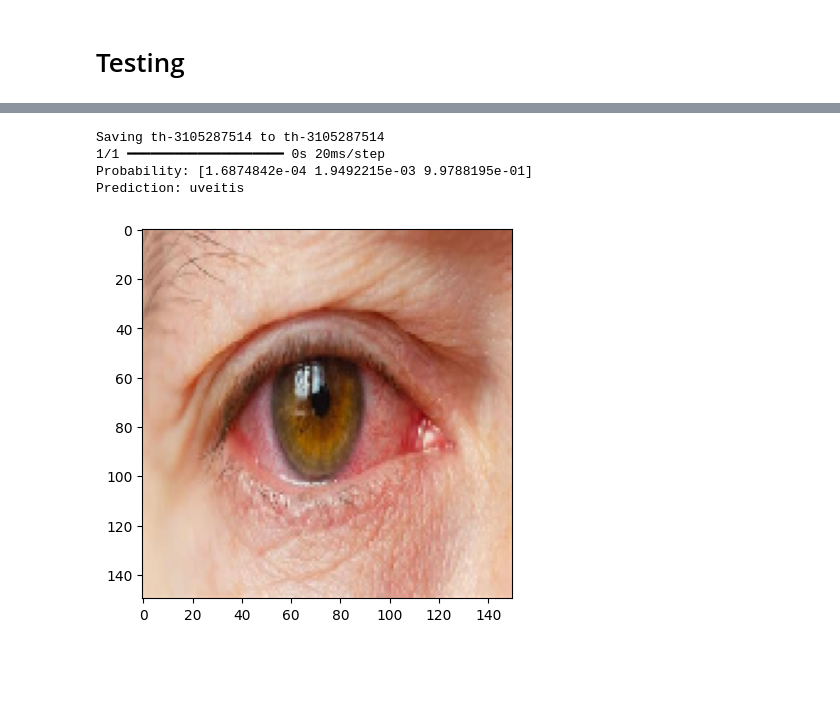
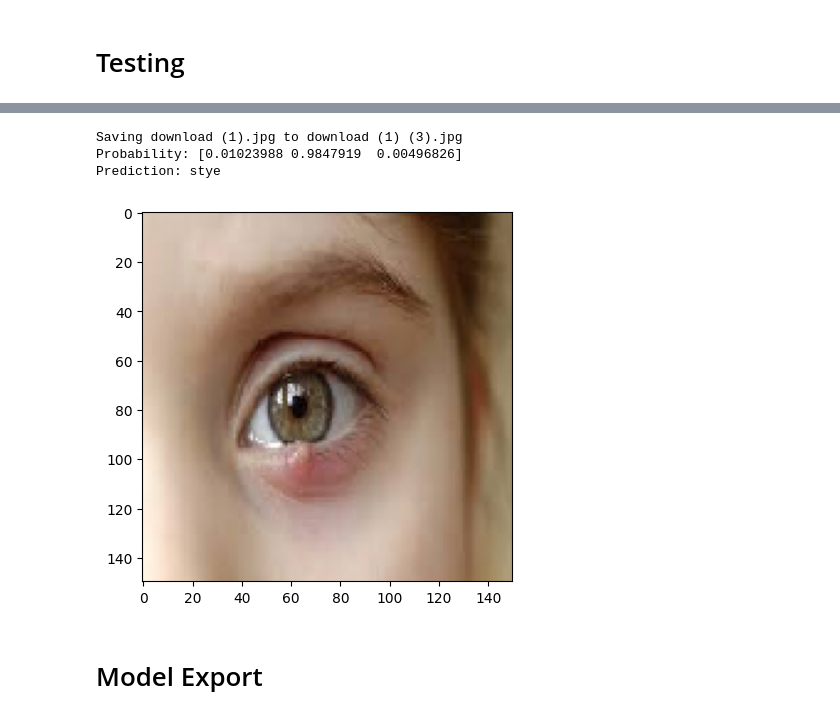
Before and after one commit to Vizia-Project/eye-infection-detection, a Jupyter notebook: eye-infection.ipynb, the cells around one changed output, grey strips where cells are left out. Drawn from its saved outputs; the diff is of its cells as text; code cells hidden in the pictures; blank space fills up the shorter version.

```diff
--- a/eye-infection.ipynb
+++ b/eye-infection.ipynb
@@ -72,11 +135,11 @@ class CustomCallback(tf.keras.callbacks.Callback):
     self.prev_acc = logs['accuracy']
 
     # Early stop when there is no accuracy or loss improvement
-    if epoch > 10 and self.prev_acc < 0.5:
+    if epoch > 30 and self.prev_acc < 0.5:
       self.model.stop_training = True
       print("\nStopped the training because there is no improvement")
 
     # Early stop when the model has achieved the desired accuracy
-    if logs['accuracy'] >= 0.92 and logs['val_accuracy'] >= 0.9:
+    if (logs['loss'] < 0.1 and logs['val_loss'] < 0.1) and (logs['accuracy'] >= 0.95 and logs['val_accuracy'] >= 0.95):
       self.model.stop_training = True
       print("\nAlready met the desired accuracy")
@@ -93,9 +258,17 @@ model_aug = tf.keras.models.Sequential([
 # %%
-model = tf.keras.models.Sequential([
+# Learning rate scheduler
+
+tf.keras.backend.clear_session()
+
+model_aug = tf.keras.models.Sequential([
+    tf.keras.Input(shape=IMAGE_SIZE + (3,)),
+    tf.keras.layers.RandomFlip('horizontal'),
+    tf.keras.layers.RandomRotation(0.05),
+    tf.keras.layers.RandomZoom((0.0, 0.2), (0.0, 0.2), fill_mode="nearest", seed=16)
+])
+
+model_tn = tf.keras.models.Sequential([
     model_aug,
-    tf.keras.layers.Rescaling(1./255),
-    tf.keras.layers.UpSampling2D(2),
-    tf.keras.layers.MaxPool2D(2, 2),
     tf.keras.layers.Conv2D(32, 3, activation='relu'),
     tf.keras.layers.MaxPool2D(2, 2),
     tf.keras.layers.Conv2D(64, 3, activation='relu'),
@@ -104,9 +277,12 @@ model = tf.keras.models.Sequential([
     tf.keras.layers.MaxPool2D(2, 2),
     tf.keras.layers.Conv2D(256, 3, activation='relu'),
     tf.keras.layers.MaxPool2D(2, 2),
-    tf.keras.layers.Conv2D(256, 3, activation='relu'),
+    tf.keras.layers.Conv2D(512, 3, activation='relu'),
     tf.keras.layers.MaxPool2D(2, 2),
     tf.keras.layers.Flatten(),
-    tf.keras.layers.Dense(512, activation='relu'),
+    tf.keras.layers.Dropout(0.2),
+    tf.keras.layers.Dense(512, kernel_regularizer=tf.keras.regularizers.l2(0.1), activation='relu'),
     tf.keras.layers.Dense(3, activation='softmax'),
 ])
+
+lr_schedule = tf.keras.callbacks.LearningRateScheduler(lambda epoch: 1e-5 * 10 ** (epoch / 40))
@@ -113,16 +307,19 @@ model = tf.keras.models.Sequential([
 # %%
-model.compile(
-    optimizer=tf.keras.optimizers.Adam(learning_rate=1E-4),
-    loss=tf.keras.losses.CategoricalCrossentropy(),
+# Initialize the logger
+lr_logger = LearningRateLogger()
+
+model_tn.compile(
+    loss= tf.keras.losses.Huber(),
+    optimizer=tf.keras.optimizers.Adam(),
     metrics=['accuracy']
 )
 
-model.fit(
+model_obj_tn = model_tn.fit(
     train_ds,
     epochs=100,
     batch_size=16,
     validation_data=val_ds,
-    callbacks=[CustomCallback()]
+    callbacks=[lr_schedule, lr_logger]
 )
 # %% [output]
 Epoch 1/100
@@ -155,22 +458,24 @@ model.evaluate(val_ds)
 # %%
 uploaded = files.upload()
 
 for f in uploaded.keys():
   img = tf.keras.preprocessing.image.load_img(f, target_size=IMAGE_SIZE)
 
   plt.imshow(img)
 
   img = tf.keras.utils.img_to_array(img)
+  img /= 255.0
   img = tf.expand_dims(img, axis=0)
 
-  prediction = model.predict(img)[0]
+  prediction = model.predict(img, verbose=0)[0]
 
   print(f'Probability: {prediction}')
-  print(f'Prediction: {CLASSES[np.argmax(prediction)]}')
+  print(f'Prediction: {CLASSES[np.argmax(prediction)]}\n')
 # %% [output]
 [interactive output not drawn]
-Saving th-3105287514 to th-3105287514
-1/1 ━━━━━━━━━━━━━━━━━━━━ 0s 20ms/step
-Probability: [1.6874842e-04 1.9492215e-03 9.9788195e-01]
-Prediction: uveitis
+Saving download (1).jpg to download (1) (3).jpg
+Probability: [0.01023988 0.9847919  0.00496826]
+Prediction: stye
-[figure, old version]
+[figure, new version]
+# %% [markdown]
+# Model Export
```
Also changed, not shown: parts of 29 cells of this notebook.
